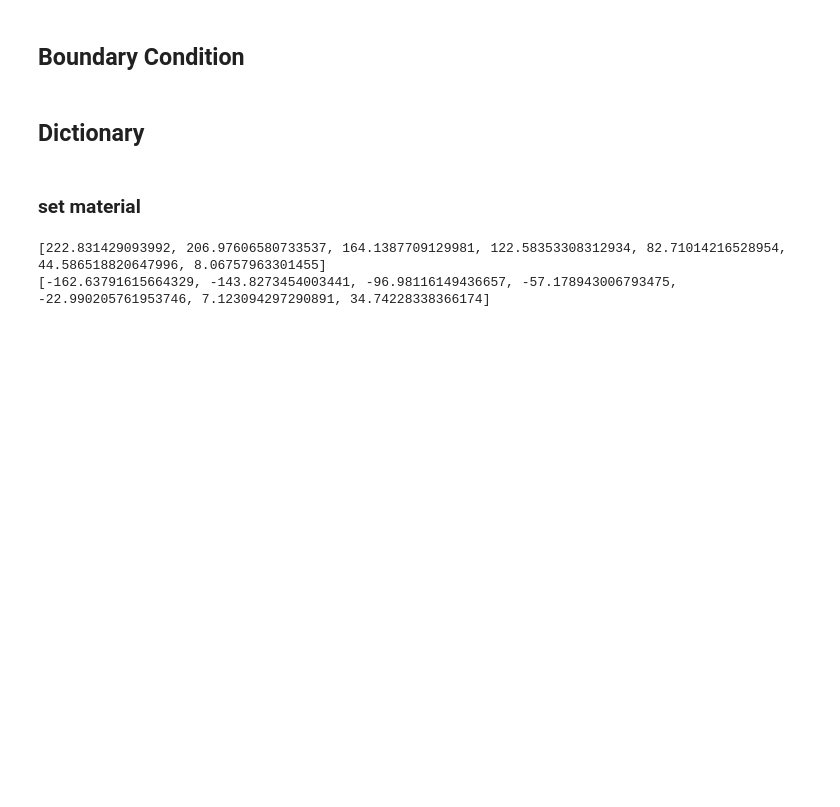
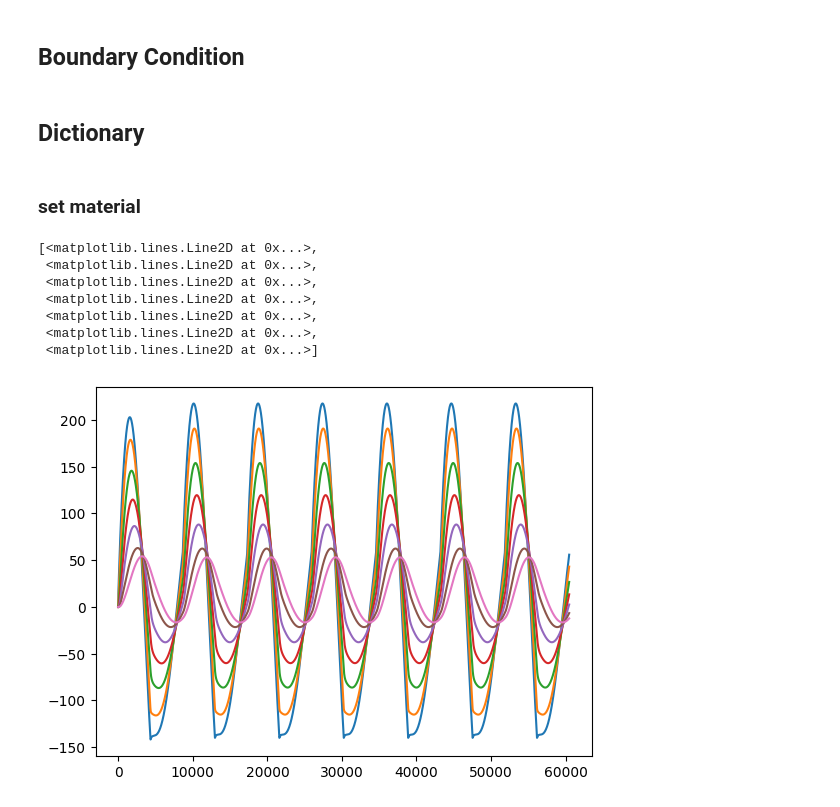
Before and after one commit to binbinbon/CAP_project, a Jupyter notebook: coding/엑서지.ipynb, the cells around one changed output. Drawn from its saved outputs; the diff is of its cells as text; code cells hidden in the pictures; blank space fills up the shorter version.

```diff
--- a/coding/엑서지.ipynb
+++ b/coding/엑서지.ipynb
@@ -441,9 +444,14 @@ def get_data(M_dict1, M_dict2, M_dict3, M_dict4, M_dict5, M_dict6, M_dict7):
     df_exergy_of.to_csv('../data/df_exergy_of.csv', index= False)
 # %%
 get_data(mortar_dict, concrete_dict, concrete_dict, concrete_dict, concrete_dict, concrete_dict, mortar_dict)
-# %%
-print(max(q_in_half))
-print(min(q_in_half))
-# %% [output]
-[222.831429093992, 206.97606580733537, 164.1387709129981, 122.58353308312934, 82.71014216528954, 44.586518820647996, 8.06757963301455]
-[-162.63791615664329, -143.8273454003441, -96.98116149436657, -57.178943006793475, -22.990205761953746, 7.123094297290891, 34.74228338366174]
+# %%
+plt.plot(q)
+# %% [output]
+[<matplotlib.lines.Line2D at 0x...>,
+ <matplotlib.lines.Line2D at 0x...>,
+ <matplotlib.lines.Line2D at 0x...>,
+ <matplotlib.lines.Line2D at 0x...>,
+ <matplotlib.lines.Line2D at 0x...>,
+ <matplotlib.lines.Line2D at 0x...>,
+ <matplotlib.lines.Line2D at 0x...>]
+[figure, added]
```
Also changed, not shown: parts of 1 cell of this notebook, 1 other file.
